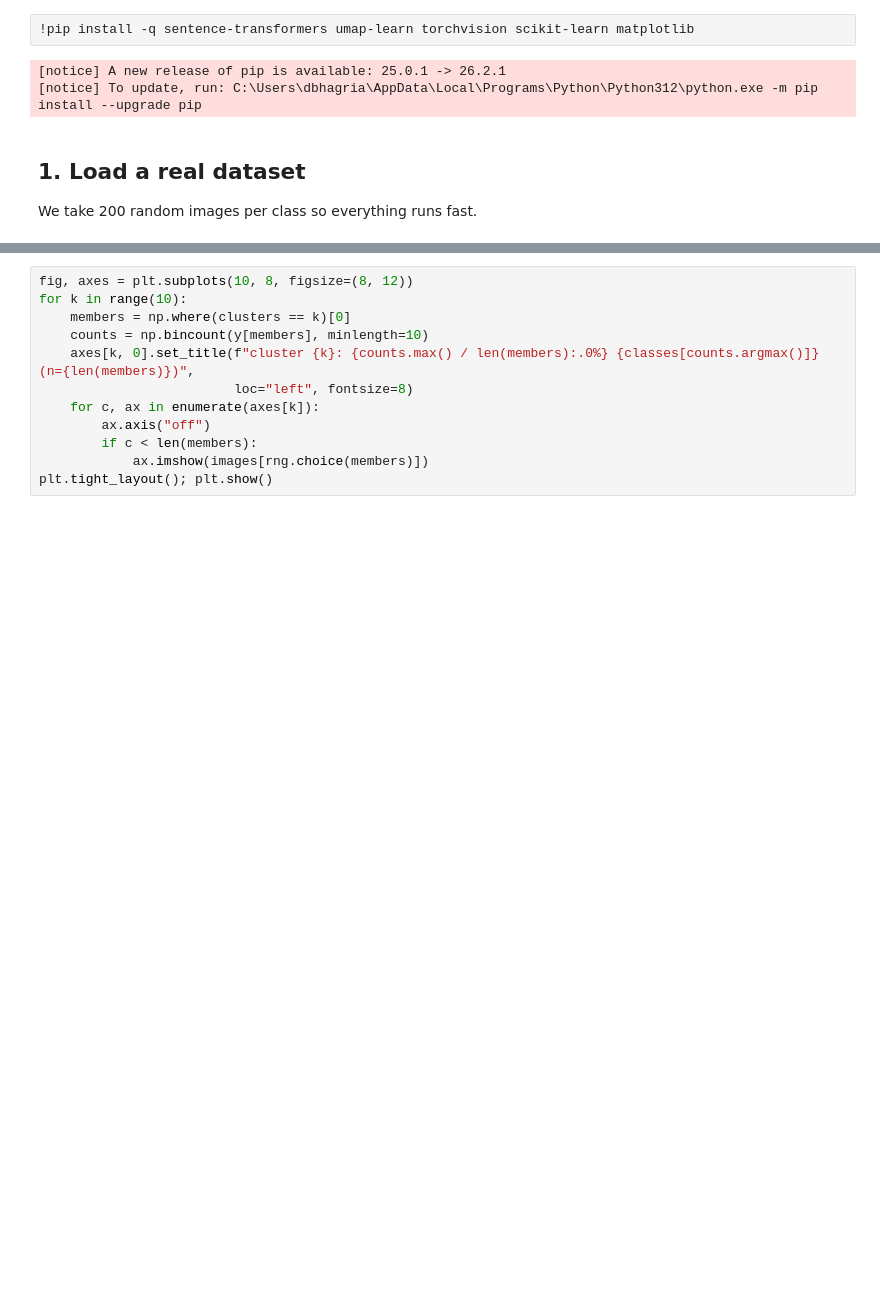
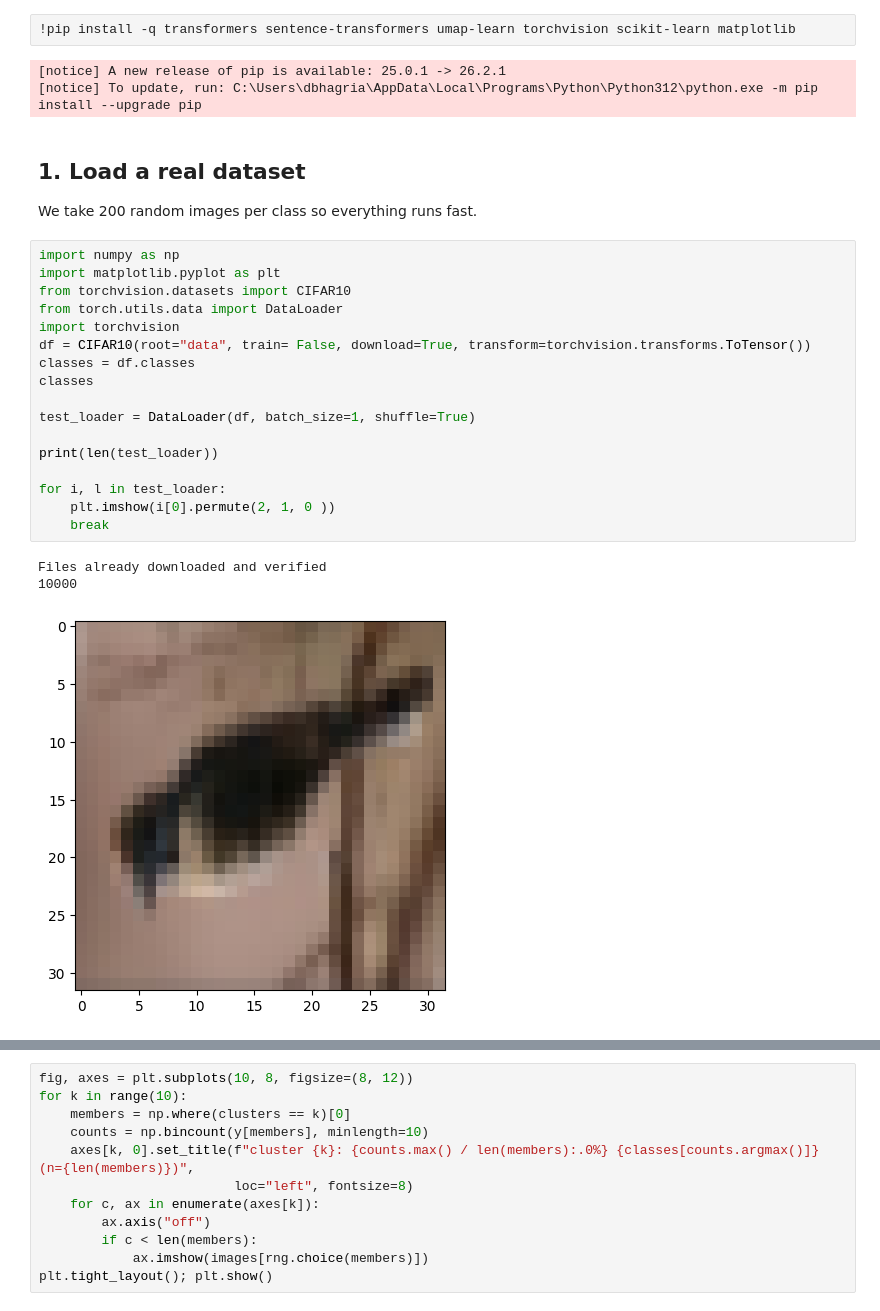
Before and after one commit to dbhagria-2004/Standford_CV, a Jupyter notebook: image_embeddings_knn_clustering.ipynb, the cells around one changed output, grey strips where cells are left out. Cells and saved outputs as stored; diff of their text form; blank space fills up the shorter version.

```diff
--- a/image_embeddings_knn_clustering.ipynb
+++ b/image_embeddings_knn_clustering.ipynb
@@ -12,11 +11,32 @@ Runs fine on CPU (the embedding step takes a minute or two). Works in Google Col
 # %%
-!pip install -q sentence-transformers umap-learn torchvision scikit-learn matplotlib
+!pip install -q transformers sentence-transformers umap-learn torchvision scikit-learn matplotlib
 # %% [output]
 [notice] A new release of pip is available: 25.0.1 -> 26.2.1
 [notice] To update, run: C:\Users\dbhagria\AppData\Local\Programs\Python\Python312\python.exe -m pip install --upgrade pip
 # %% [markdown]
 ## 1. Load a real dataset
 We take 200 random images per class so everything runs fast.
+# %%
+import numpy as np
+import matplotlib.pyplot as plt
+from torchvision.datasets import CIFAR10
+from torch.utils.data import DataLoader
+import torchvision
+df = CIFAR10(root="data", train= False, download=True, transform=torchvision.transforms.ToTensor())
+classes = df.classes
+classes
+
+test_loader = DataLoader(df, batch_size=1, shuffle=True)
+
+print(len(test_loader))
+
+for i, l in test_loader:
+    plt.imshow(i[0].permute(2, 1, 0 ))
+    break
+# %% [output]
+Files already downloaded and verified
+10000
+[figure, added]
 # %%
 import numpy as np
 import matplotlib.pyplot as plt
```
Also changed, not shown: parts of 27 cells of this notebook, 3 other files.
